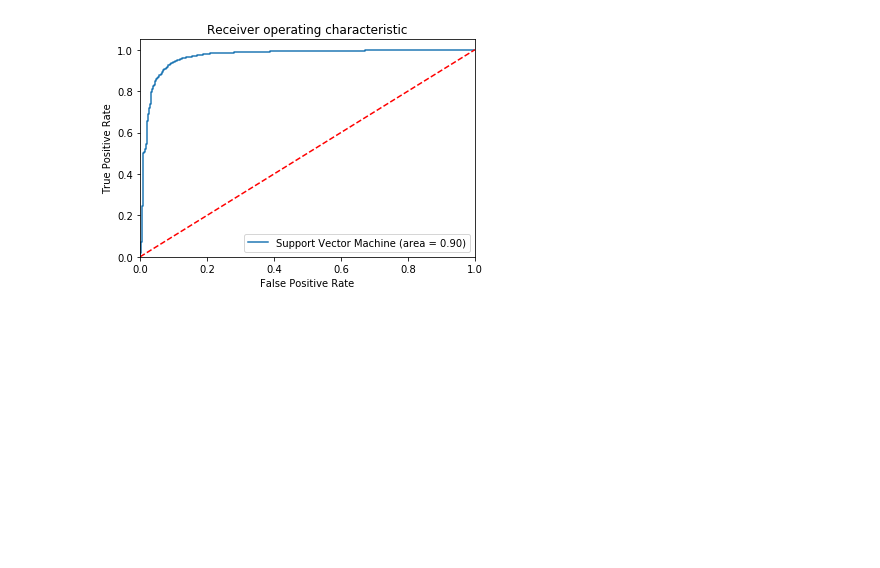
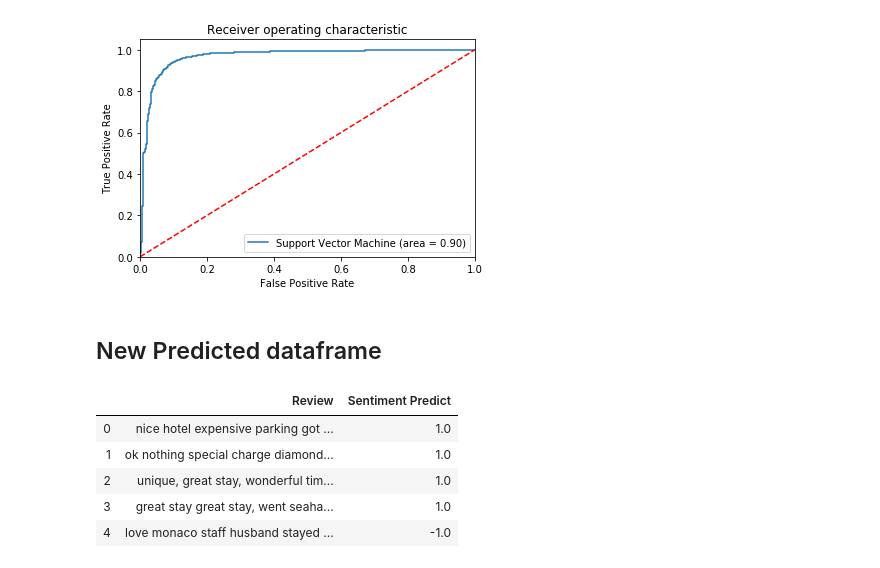
Before and after one commit to SsanyaS14/Hotel-NLP, a Jupyter notebook: Models/Sentiment Models.ipynb, the cells around one changed output. Drawn from its saved outputs; the diff is of its cells as text; code cells hidden in the pictures; blank space fills up the shorter version.

```diff
--- a/Models/Sentiment Models.ipynb
+++ b/Models/Sentiment Models.ipynb
@@ -209,3 +216,20 @@ plt.legend(loc="lower right")
 # %% [output]
 <matplotlib.legend.Legend at 0x...>
 [figure]
+# %% [markdown]
+## New Predicted dataframe
+# %%
+df['Sentiment Predict'] = pd.DataFrame(predictions)
+# %%
+df = df.dropna()
+# %%
+xt = df.drop(['Unnamed: 0', 'Rating', 'sentiment'], axis=1)
+# %%
+xt.head()
+# %% [output]
+|  | Review | Sentiment Predict |
+| 0 | nice hotel expensive parking got ... | 1.0 |
+| 1 | ok nothing special charge diamond... | 1.0 |
+| 2 | unique, great stay, wonderful tim... | 1.0 |
+| 3 | great stay great stay, went seaha... | 1.0 |
+| 4 | love monaco staff husband stayed ... | -1.0 |
```
Also changed, not shown: parts of 7 cells of this notebook, 1 other file.
